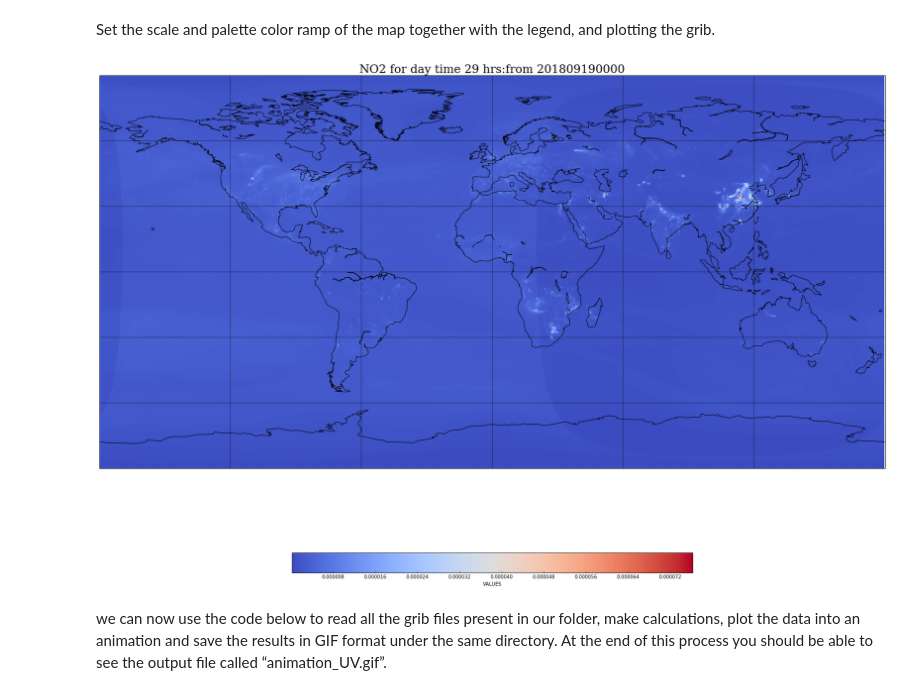
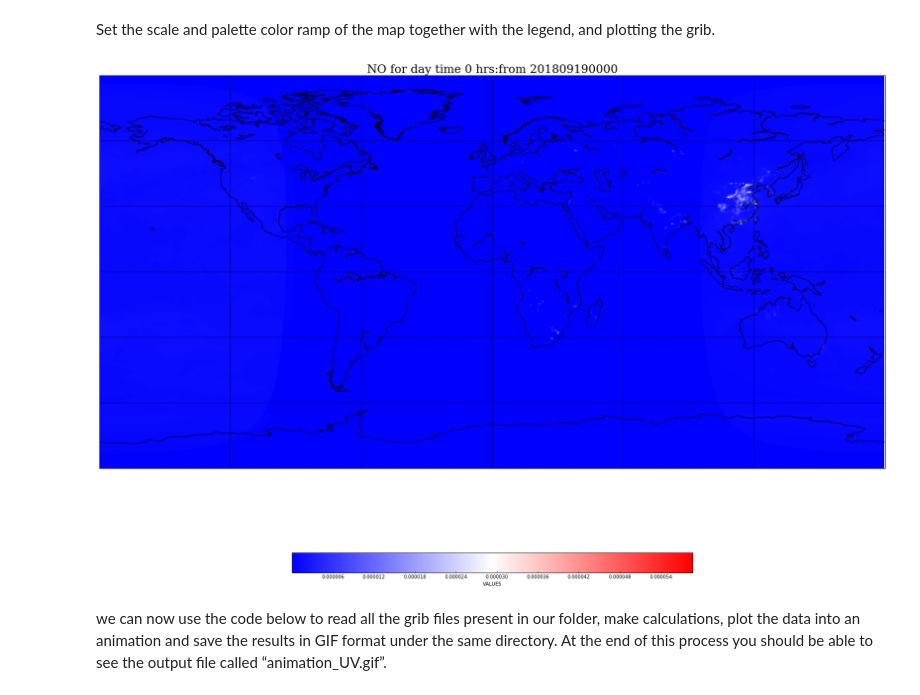
Before and after one commit to Randbee/the-python-space-adventure, a Jupyter notebook: plotting_no.ipynb, the cells around one changed output. Cells and saved outputs as stored; diff of their text form; code cells hidden in the pictures.

```diff
--- a/plotting_no.ipynb
+++ b/plotting_no.ipynb
@@ -20,7 +20,7 @@ Read a grib file:
 
 This file contains forecasting data about the biologically effective dose 3 hours after the 00:00, Greenwich time, for the 4th of February 2018.
 # %%
-grib='z_cams_c_ecmf_20180919000000_prod_fc_sfc_029_tcno2.grib' # Set the file name of your input GRIB file
+grib='z_cams_c_ecmf_20180919000000_prod_fc_sfc_000_tc_no.grib' # Set the file name of your input GRIB file
 grbs=pygrib.open(grib)
 # %% [markdown]
 retreiving data from grib file
@@ -52,28 +52,28 @@ Set the scale and palette color ramp of the map together with the legend, and pl
 # %%
 plt.figure(figsize=(30,21))
 m.drawcoastlines()
 m.drawmapboundary()
 m.drawmeridians(np.arange(-180.,180.,60.))
 m.drawparallels(np.arange(-90, 90, 30))
 
-cmap = plt.get_cmap('coolwarm')
+cmap = plt.get_cmap('bwr')
 cs = m.pcolormesh(x,y,data,shading='flat',cmap=cmap)
 plt.colorbar(cs,orientation='horizontal', shrink=0.5, label = "VALUES")
 
 time = re.findall('(time [a-z0-9: ]*)', str(grb))
-title = "NO2 for day " + time[0]
+title = "NO for day " + time[0]
 font = {'family': 'serif',
         'color':  'black',
         'weight': 'normal',
         'size': 24,
         }
 
 plt.title(title, fontdict = font)
 
 
 plt.show()
 # %% [output]
-[figure, old version]
+[figure, new version]
 # %% [markdown]
 we can now use the code below to read all the grib files present in our folder, make  calculations, plot the data into an animation and save the results in  GIF format under the same directory. At the end of this process you should be able to see the output file called “animation_UV.gif”.
 # %%
```
Also changed, not shown: parts of 3 cells of this notebook, 11 other files.
